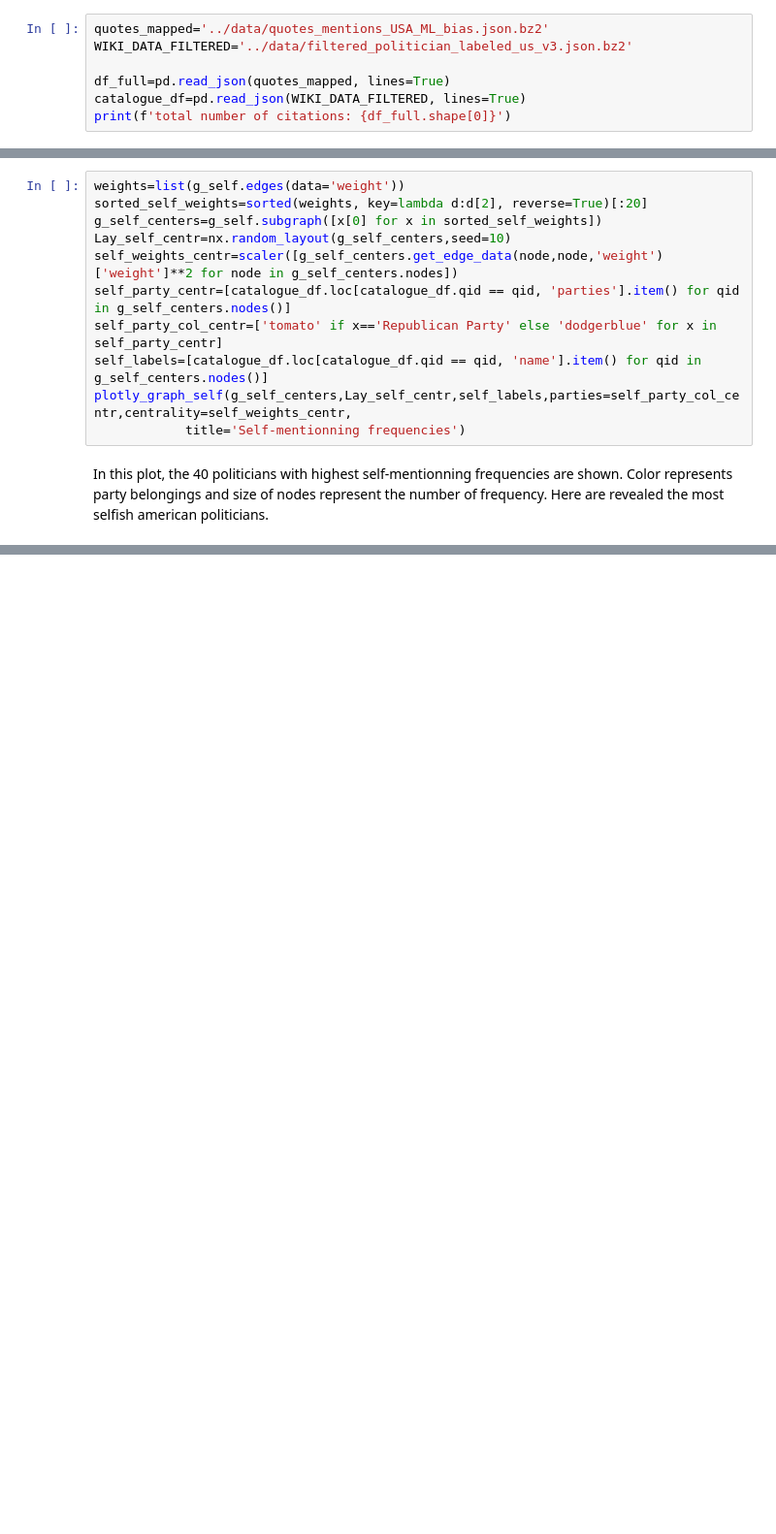
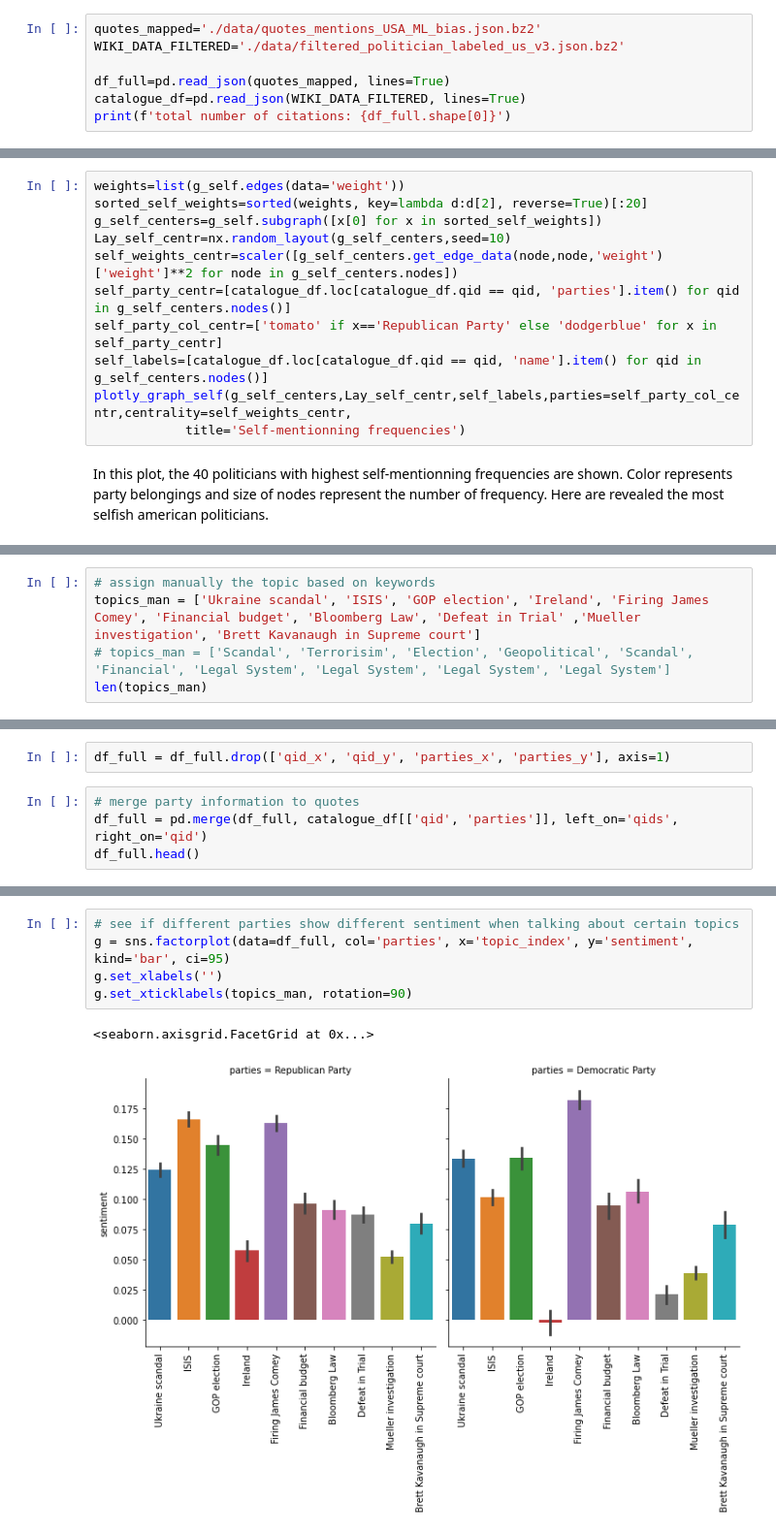
Before and after one commit to epfl-ada/ada-2021-project-date-a-data, a Jupyter notebook: network_analysis_viz.ipynb, the cells around one changed output, grey strips where cells are left out. Shown: that part at 97% size. Saved outputs shown, nothing was run; the diff lists cells and outputs as text; blank space fills up the shorter version.

Commit message:
add analysis on sentiment, topics and bias

```diff
--- a/network_analysis_viz.ipynb
+++ b/network_analysis_viz.ipynb
@@ -26,8 +26,8 @@ np.random.seed(42)
 # %% [markdown]
 We load catalogue and usa policitians mentions:
 # %%
-quotes_mapped='../data/quotes_mentions_USA_ML_bias.json.bz2'
-WIKI_DATA_FILTERED='../data/filtered_politician_labeled_us_v3.json.bz2'
+quotes_mapped='./data/quotes_mentions_USA_ML_bias.json.bz2'
+WIKI_DATA_FILTERED='./data/filtered_politician_labeled_us_v3.json.bz2'
 
 df_full=pd.read_json(quotes_mapped, lines=True)
 catalogue_df=pd.read_json(WIKI_DATA_FILTERED, lines=True)
@@ -215,0 +252,5 @@ In this plot, the 40 politicians with highest self-mentionning frequencies are s
+# %%
+# assign manually the topic based on keywords
+topics_man = ['Ukraine scandal', 'ISIS', 'GOP election', 'Ireland', 'Firing James Comey', 'Financial budget', 'Bloomberg Law', 'Defeat in Trial' ,'Mueller investigation', 'Brett Kavanaugh in Supreme court']
+# topics_man = ['Scandal', 'Terrorisim', 'Election', 'Geopolitical', 'Scandal', 'Financial', 'Legal System', 'Legal System', 'Legal System', 'Legal System']
+len(topics_man)
@@ -215,0 +261,6 @@ In this plot, the 40 politicians with highest self-mentionning frequencies are s
+# %%
+df_full = df_full.drop(['qid_x', 'qid_y', 'parties_x', 'parties_y'], axis=1)
+# %%
+# merge party information to quotes
+df_full = pd.merge(df_full, catalogue_df[['qid', 'parties']], left_on='qids', right_on='qid')
+df_full.head()
@@ -215,0 +274,8 @@ In this plot, the 40 politicians with highest self-mentionning frequencies are s
+# %%
+# see if different parties show different sentiment when talking about certain topics
+g = sns.factorplot(data=df_full, col='parties', x='topic_index', y='sentiment', kind='bar', ci=95)
+g.set_xlabels('')
+g.set_xticklabels(topics_man, rotation=90)
+# %% [output]
+<seaborn.axisgrid.FacetGrid at 0x...>
+[figure, added]
```
Also changed, not shown: parts of 16 cells of this notebook, 3 other files.
